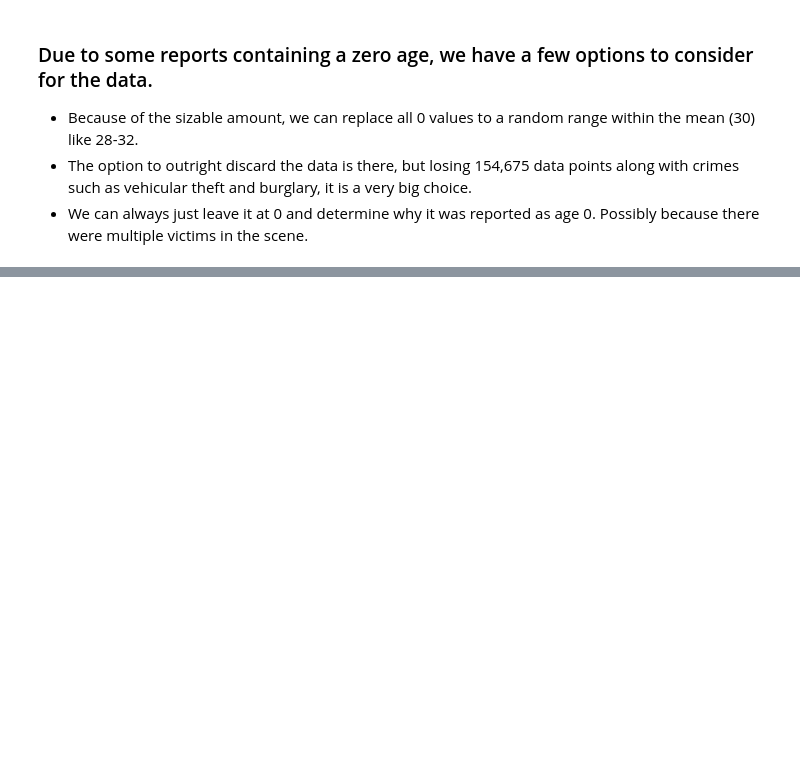
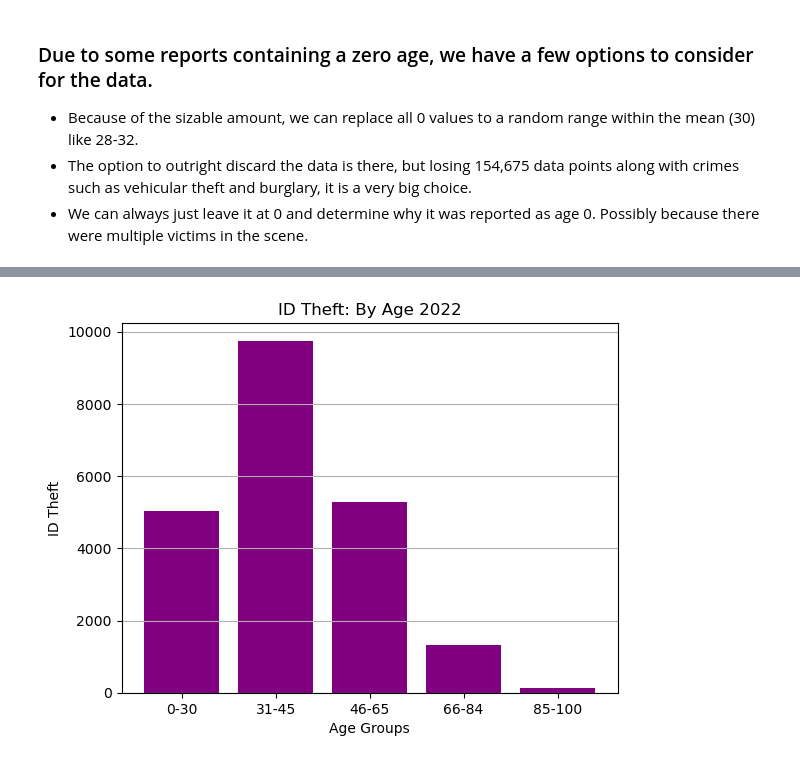
Before and after one commit to AshelynAllred/Data-Analysis-Project-1, a Jupyter notebook: main.ipynb, the cells around one changed output, grey strips where cells are left out. Saved outputs shown, nothing was run; the diff lists cells and outputs as text; code cells hidden in the pictures; blank space fills up the shorter version.

```diff
--- a/main.ipynb
+++ b/main.ipynb
@@ -360,0 +444,5 @@ zero_age['Vict Age'].count()
+# %%
+bins = [0, 29.9, 44.9, 64.9, 83.9, 99.9]
+labels = ["0-30", "31-45", "46-65", "66-84", "85-100"]
+ID_theft_2022['ID Theft Victim Age'] = pd.cut(ID_theft_2022['Vict Age'], bins, labels=labels,include_lowest=True)
+ID_theft_2022[["Crm Cd Desc",'Vict Age','ID Theft Victim Age']].head()
@@ -360,0 +456,13 @@ zero_age['Vict Age'].count()
+# %%
+x = ID_theft_2022.groupby('ID Theft Victim Age',as_index=False).count()
+y = x[['ID Theft Victim Age', 'Vict Age']].sort_values(by='ID Theft Victim Age')
+
+plt.bar(x['ID Theft Victim Age'], y['Vict Age'], color='purple')
+plt.title("ID Theft: By Age 2022")
+plt.xlabel("Age Group")
+plt.ylabel("ID Theft")
+plt.xticks(labels)
+plt.grid(axis='y')
+plt.show()
+# %% [output]
+[figure, added]
```
Also changed, not shown: parts of 10 cells of this notebook, 2 other files.
